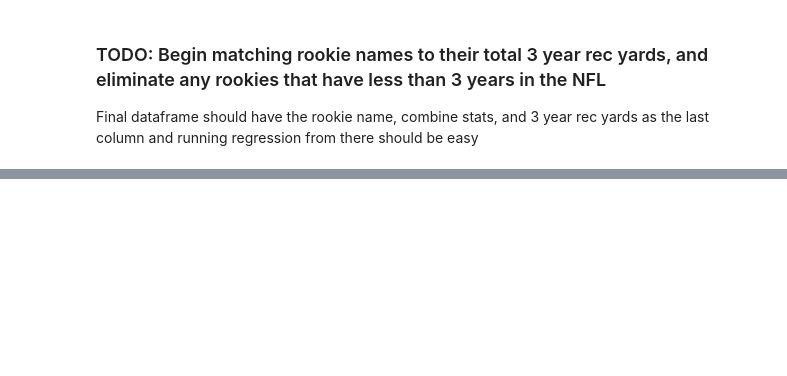
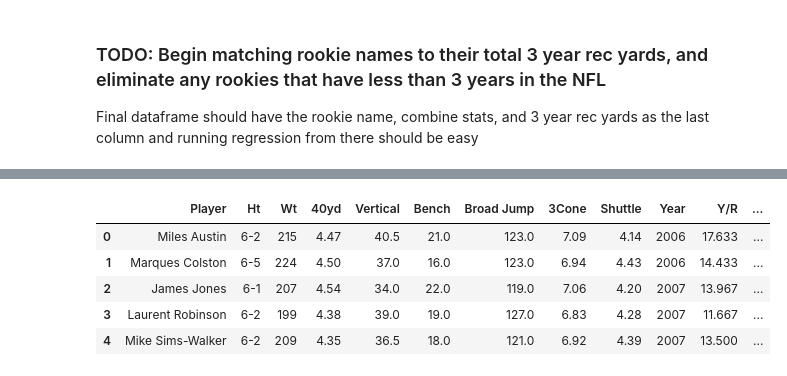
Before and after one commit to vidmt/msas-project, a Jupyter notebook: nfl_combine_analysis.ipynb, the cells around one changed output, grey strips where cells are left out. Saved outputs shown, nothing was run; the diff lists cells and outputs as text; code cells hidden in the pictures; blank space fills up the shorter version.

```diff
--- a/nfl_combine_analysis.ipynb
+++ b/nfl_combine_analysis.ipynb
@@ -252,0 +329,2 @@ Final dataframe should have the rookie name, combine stats, and 3 year rec yards
+# %%
+sortedNFL_simplified = sortedNFL.dropna(subset=columns_to_check)
@@ -252,0 +340,4 @@ Final dataframe should have the rookie name, combine stats, and 3 year rec yards
+# %%
+averaged_df = sortedNFL_simplified.groupby("Player", as_index=False).mean(numeric_only=True).round(3)
+averaged_df = averaged_df.drop(columns=["Year"])
+averaged_df.head(10)
@@ -252,0 +356,10 @@ Final dataframe should have the rookie name, combine stats, and 3 year rec yards
+# %%
+merged_df = pd.merge(cleaned_combine ,averaged_df, on="Player", how="inner")
+merged_df.head()
+# %% [output]
+|  | Player | Ht | Wt | 40yd | Vertical | Bench | Broad Jump | 3Cone | Shuttle | Year | Y/R | ... |
+| 0 | Miles Austin | 6-2 | 215 | 4.47 | 40.5 | 21.0 | 123.0 | 7.09 | 4.14 | 2006 | 17.633 | ... |
+| 1 | Marques Colston | 6-5 | 224 | 4.50 | 37.0 | 16.0 | 123.0 | 6.94 | 4.43 | 2006 | 14.433 | ... |
+| 2 | James Jones | 6-1 | 207 | 4.54 | 34.0 | 22.0 | 119.0 | 7.06 | 4.20 | 2007 | 13.967 | ... |
+| 3 | Laurent Robinson | 6-2 | 199 | 4.38 | 39.0 | 19.0 | 127.0 | 6.83 | 4.28 | 2007 | 11.667 | ... |
+| 4 | Mike Sims-Walker | 6-2 | 209 | 4.35 | 36.5 | 18.0 | 121.0 | 6.92 | 4.39 | 2007 | 13.500 | ... |
```
Also changed, not shown: parts of 7 cells of this notebook.
